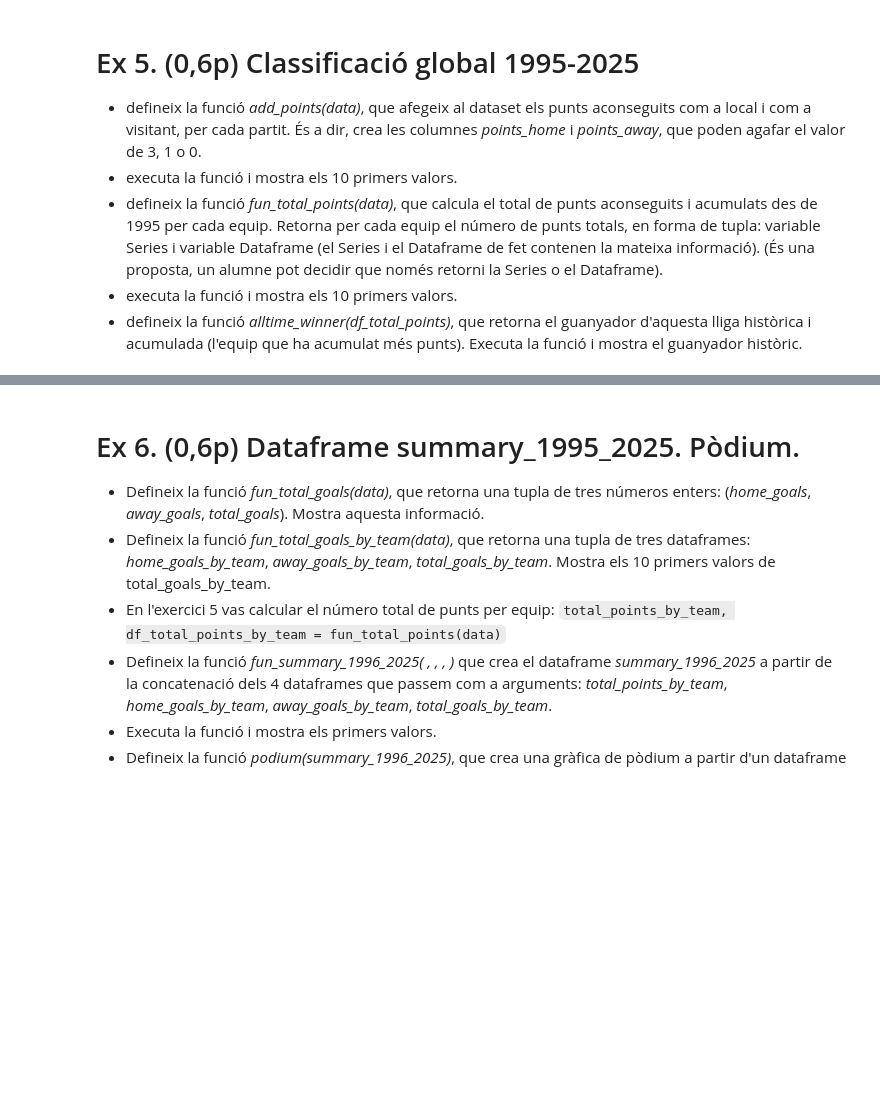
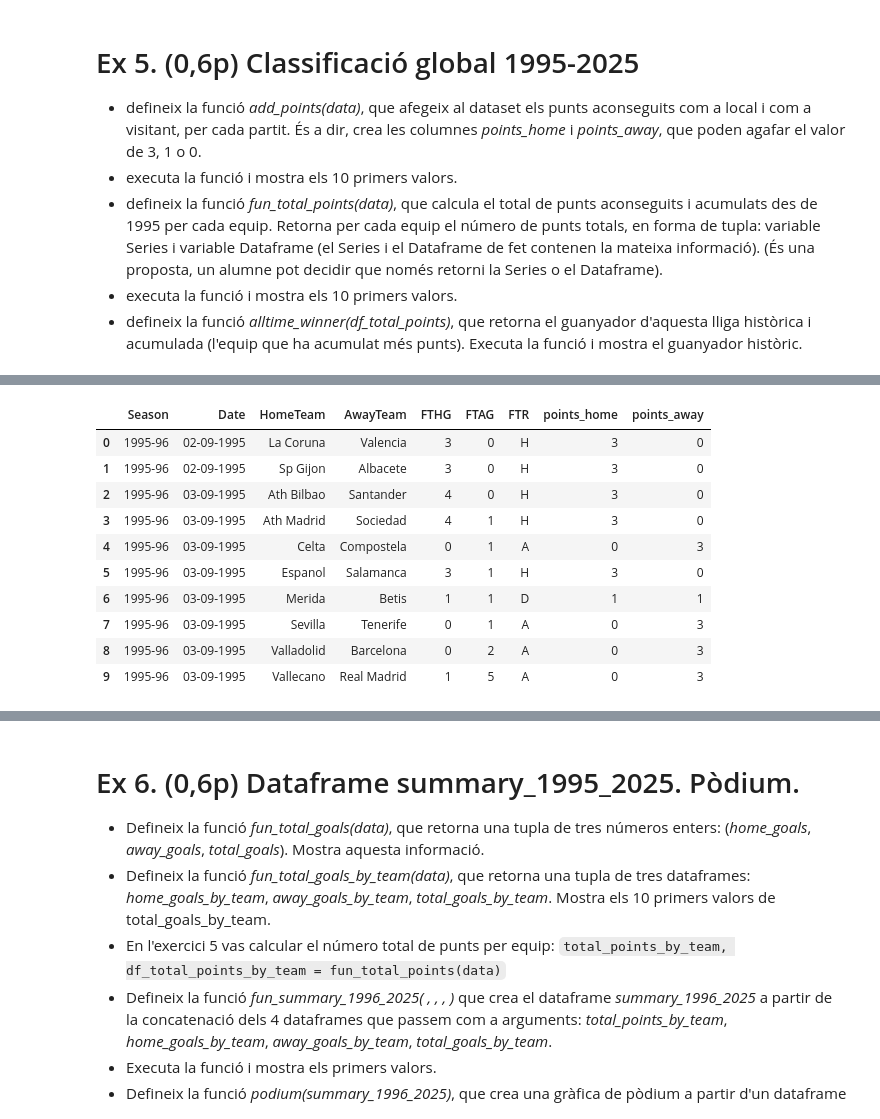
Before and after one commit to jmirfern/uoc-python-for-data-science, a Jupyter notebook: src/CAT-PEC4.ipynb, the cells around one changed output, grey strips where cells are left out. Cells and saved outputs as stored; diff of their text form; code cells hidden in the pictures; blank space fills up the shorter version.

```diff
--- a/src/CAT-PEC4.ipynb
+++ b/src/CAT-PEC4.ipynb
@@ -486,3 +495,72 @@ alumne pot decidir que només retorni la Series o el Dataframe).
 - executa la funció i mostra els 10 primers valors.
 - defineix la funció *alltime_winner(df_total_points)*, que retorna el guanyador d'aquesta lliga històrica i
 acumulada (l'equip que ha acumulat més punts). Executa la funció i mostra el guanyador històric.
+# %%
+def add_points(data: pd.DataFrame) -> pd.DataFrame:
+    """Afegeix els punts guanyats com a local i com a visitant.
+
+    Args:
+        data: Dataset amb la columna FTR.
+
+    Returns:
+        DataFrame amb les columnes points_home i points_away.
+    """
+    data = data.copy()
+
+    data["points_home"] = data["FTR"].map({"H": 3, "D": 1, "A": 0}).fillna(0).astype(int)
+    data["points_away"] = data["FTR"].map({"H": 0, "D": 1, "A": 3}).fillna(0).astype(int)
+
+    return data
+
+
+def fun_total_points(data: pd.DataFrame) -> tuple[pd.Series, pd.DataFrame]:
+    """Calcula els punts totals acumulats per cada equip.
+
+    Args:
+        data: Dataset amb les columnes HomeTeam, AwayTeam, points_home, points_away.
+
+    Returns:
+        Tuple amb una Series i un DataFrame amb els punts totals per equip.
+    """
+    home_points = data.groupby("HomeTeam")["points_home"].sum()
+    away_points = data.groupby("AwayTeam")["points_away"].sum()
+
+    total_points_by_team = home_points.add(away_points, fill_value=0).astype(int)
+    total_points_by_team = total_points_by_team.sort_values(ascending=False)
+
+    df_total_points_by_team = total_points_by_team.to_frame("total_points")
+
+    return total_points_by_team, df_total_points_by_team
+
+
+def alltime_winner(df_total_points: pd.DataFrame) -> str:
+    """Retorna l'equip que ha acumulat més punts en la classificació històrica.
+
+    Args:
+        df_total_points: DataFrame amb la columna total_points o una Series equivalent.
+
+    Returns:
+        Nom de l'equip guanyador històric.
+    """
+    if isinstance(df_total_points, pd.DataFrame):
+        if "total_points" in df_total_points.columns:
+            total_points = df_total_points["total_points"]
+        else:
+            total_points = df_total_points.iloc[:, 0]
+    else:
+        total_points = df_total_points
+
+    return total_points.idxmax()
+
+
+data = add_points(data)
+print("Primeres 10 files amb punts afegits:")
+display(data.head(10))
+
+total_points_by_team, df_total_points_by_team = fun_total_points(data)
+print("Top 10 equips per punts totals acumulats:")
+display(df_total_points_by_team.head(10))
+
+winner = alltime_winner(df_total_points_by_team)
+print(f"Guanyador històric acumulat: {winner}")
+# %% [output]
@@ -488,0 +568,11 @@ acumulada (l'equip que ha acumulat més punts). Executa la funció i mostra el g
+|  | Season | Date | HomeTeam | AwayTeam | FTHG | FTAG | FTR | points_home | points_away |
+| 0 | 1995-96 | 02-09-1995 | La Coruna | Valencia | 3 | 0 | H | 3 | 0 |
+| 1 | 1995-96 | 02-09-1995 | Sp Gijon | Albacete | 3 | 0 | H | 3 | 0 |
+| 2 | 1995-96 | 03-09-1995 | Ath Bilbao | Santander | 4 | 0 | H | 3 | 0 |
+| 3 | 1995-96 | 03-09-1995 | Ath Madrid | Sociedad | 4 | 1 | H | 3 | 0 |
+| 4 | 1995-96 | 03-09-1995 | Celta | Compostela | 0 | 1 | A | 0 | 3 |
+| 5 | 1995-96 | 03-09-1995 | Espanol | Salamanca | 3 | 1 | H | 3 | 0 |
+| 6 | 1995-96 | 03-09-1995 | Merida | Betis | 1 | 1 | D | 1 | 1 |
+| 7 | 1995-96 | 03-09-1995 | Sevilla | Tenerife | 0 | 1 | A | 0 | 3 |
+| 8 | 1995-96 | 03-09-1995 | Valladolid | Barcelona | 0 | 2 | A | 0 | 3 |
+| 9 | 1995-96 | 03-09-1995 | Vallecano | Real Madrid | 1 | 5 | A | 0 | 3 |
```
Also changed, not shown: parts of 4 cells of this notebook, 3 other files.
